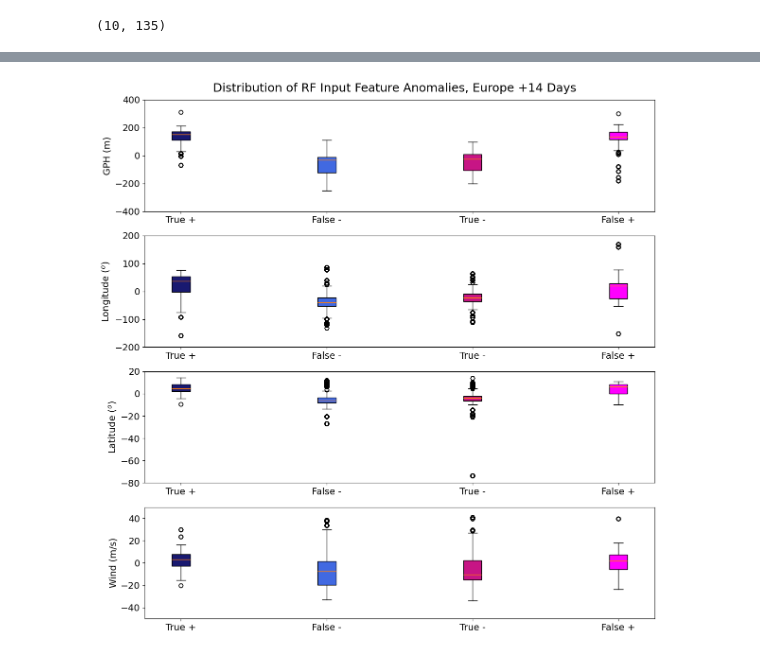
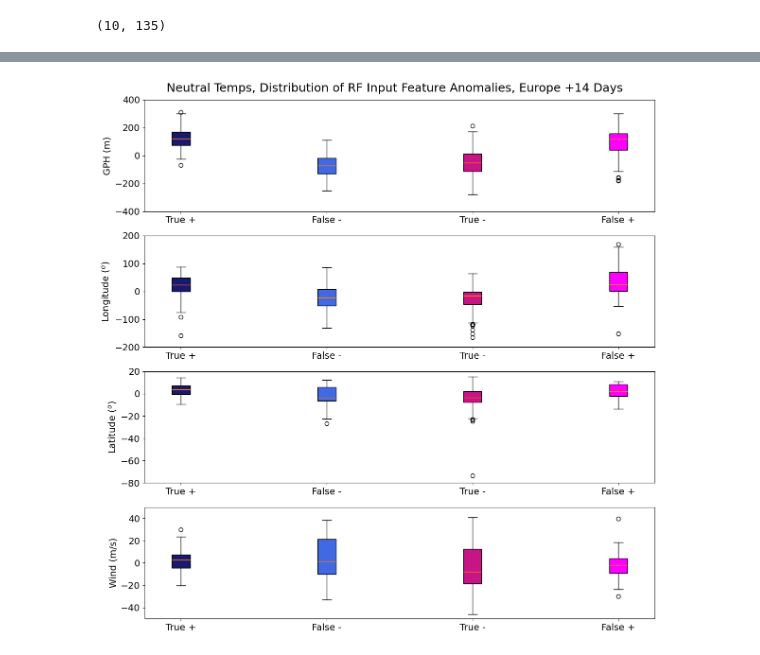
Before and after one commit to emf98/LessonsLearned, a Jupyter notebook: Europe/temp_invest/RF_TempInvest.ipynb, the cells around one changed output, grey strips where cells are left out. Cells and saved outputs as stored; diff of their text form; code cells hidden in the pictures.

```diff
--- a/Europe/temp_invest/RF_TempInvest.ipynb
+++ b/Europe/temp_invest/RF_TempInvest.ipynb
@@ -158,7 +158,7 @@ infile = open("../FnegXtest_eur14.p", 'rb')
 FnegXtest = pickle.load(infile)
 infile.close()
 
-infile = open("../../data/eur_anomtemps_3.p", 'rb')
+infile = open("../../data/eur_anomtemps_3_15std.p", 'rb')
 temps = pickle.load(infile)
 infile.close()
 
@@ -373,13 +381,13 @@ c = ["midnightblue","royalblue","mediumvioletred","magenta"]
 fs = 14
 
 fig, axes = plt.subplots(4, 1, figsize=(12, 12))
-plt.suptitle("Distribution of RF Input Feature Anomalies, Europe +14 Days", fontsize = 18, x=0.53)
+plt.suptitle("True Temp Anomalies, Distribution of RF Input Feature Anomalies", fontsize = 18, x=0.53)
 axes = axes.flatten()
 for i in range(0,4):
-    C_pos = Tpos[:,0,i]
-    F_neg = Fneg[:,0,i]
-    C_neg = Tneg[:,0,i]
-    F_pos = Fpos[:,0,i]
+    C_pos = Tpos[:,i]
+    F_neg = Fneg[:,i]
+    C_neg = Tneg[:,i]
+    F_pos = Fpos[:,i]
 
     a1 =axes[i].boxplot([C_pos,F_neg,C_neg,F_pos], positions= [2,4,6,8], widths=w, patch_artist=True)
     for bplot in (a1,):
@@ -392,6 +400,6 @@ for i in range(0,4):
 
 plt.tight_layout()
 plt.subplots_adjust(top=0.95)
-#plt.savefig("EurRF_BOXPLOT_14days.png",bbox_inches = 'tight')
+plt.savefig("corr_BOXPLOT_test.png",bbox_inches = 'tight')
 plt.show()
 # %% [output]
@@ -400,37 +408,37 @@ plt.show()
 import matplotlib.ticker as mticker
 myLocator = mticker.MultipleLocator(2)
 
 #metrics = ["Wind (m/s)", "Ratio (m)", "Latitude ($^o$)", "Longitude ($^o$)", "Size (m$^2$)", "EPhi ($^o$)", "GPH (hPa)", "PV (m$^2$K/s kg)"]
 metrics = ["GPH (m)", "Longitude ($^o$)", "Latitude ($^o$)","Wind (m/s)"]
 y1 = [-400,-200,-80,-50]
 y2 = [400,200,20,50]
 ticks = ['True +', 'False -', 'True -', 'False +'] #set tick numbers for dataset
 ind = [2, 4, 6, 8]  # the x locations for the groups
 w = 0.25 #box-plot width
 c = ["midnightblue","royalblue","mediumvioletred","magenta"]
 fs = 14
 
 fig, axes = plt.subplots(4, 1, figsize=(12, 12))
-plt.suptitle("Distribution of RF Input Feature Anomalies, Europe +14 Days", fontsize = 18, x=0.53)
+plt.suptitle("Neutral Temps, Distribution of RF Input Feature Anomalies, Europe +14 Days", fontsize = 18, x=0.53)
 axes = axes.flatten()
 for i in range(0,4):
-    C_pos = Tpos_N[:,0,i]
-    F_neg = Fneg_N[:,0,i]
-    C_neg = Tneg_N[:,0,i]
-    F_pos = Fpos_N[:,0,i]
+    C_pos = Tpos_N[:,i]
+    F_neg = Fneg_N[:,i]
+    C_neg = Tneg_N[:,i]
+    F_pos = Fpos_N[:,i]
 
     a1 =axes[i].boxplot([C_pos,F_neg,C_neg,F_pos], positions= [2,4,6,8], widths=w, patch_artist=True)
     for bplot in (a1,):
         for patch, color in zip(bplot['boxes'], c):
             patch.set_facecolor(color)
     axes[i].set_xticks(ind, ticks, fontsize = 14)
     axes[i].set_ylim((y1[i],y2[i]))
     axes[i].set_ylabel(str(metrics[i]), fontsize = 14)
     axes[i].tick_params(axis='both', labelsize=14)
 
 plt.tight_layout()
 plt.subplots_adjust(top=0.95)
-#plt.savefig("EurRF_BOXPLOT_14days.png",bbox_inches = 'tight')
+plt.savefig("neut_BOXPLOT_test.png",bbox_inches = 'tight')
 plt.show()
 # %% [output]
-[figure, old version]
+[figure, new version]
```
Also changed, not shown: parts of 7 cells of this notebook, 2 other files.
